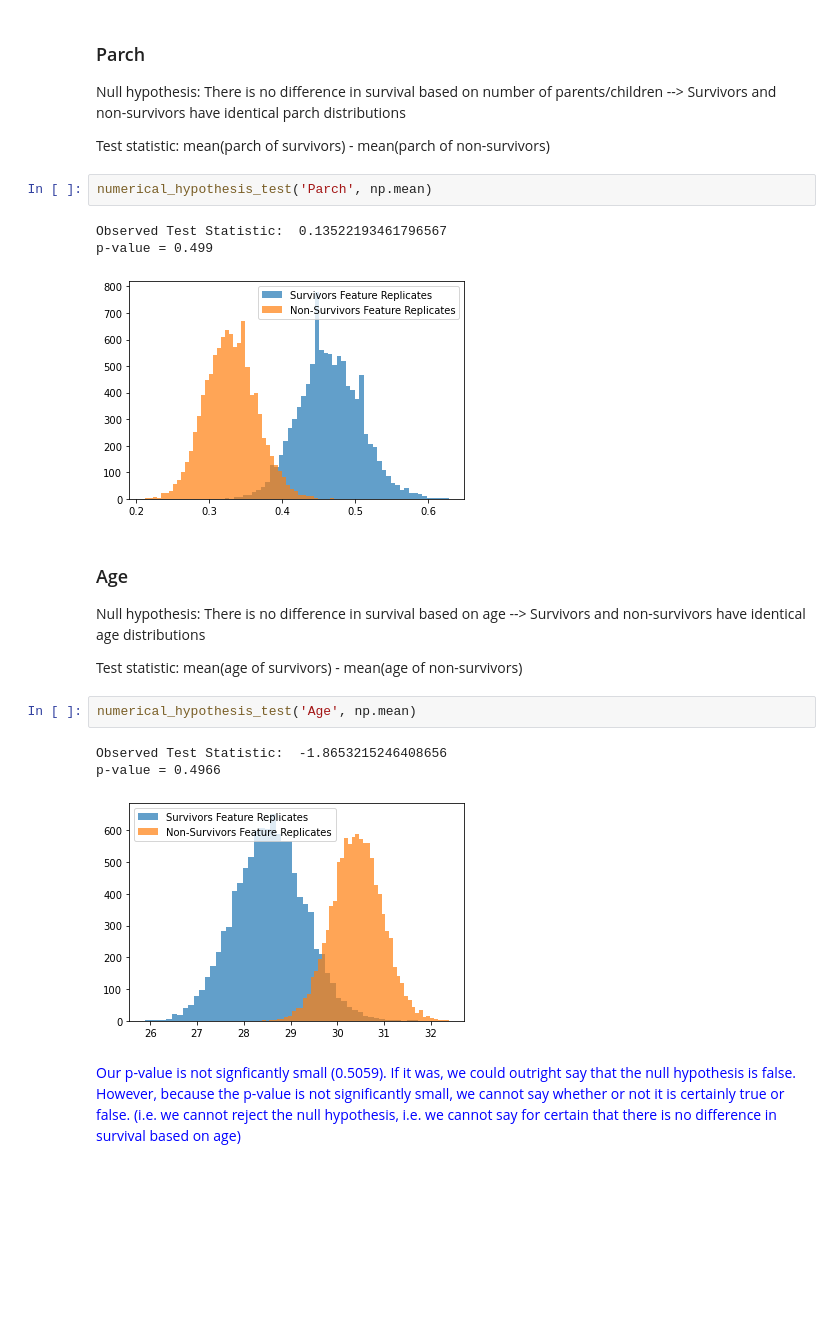
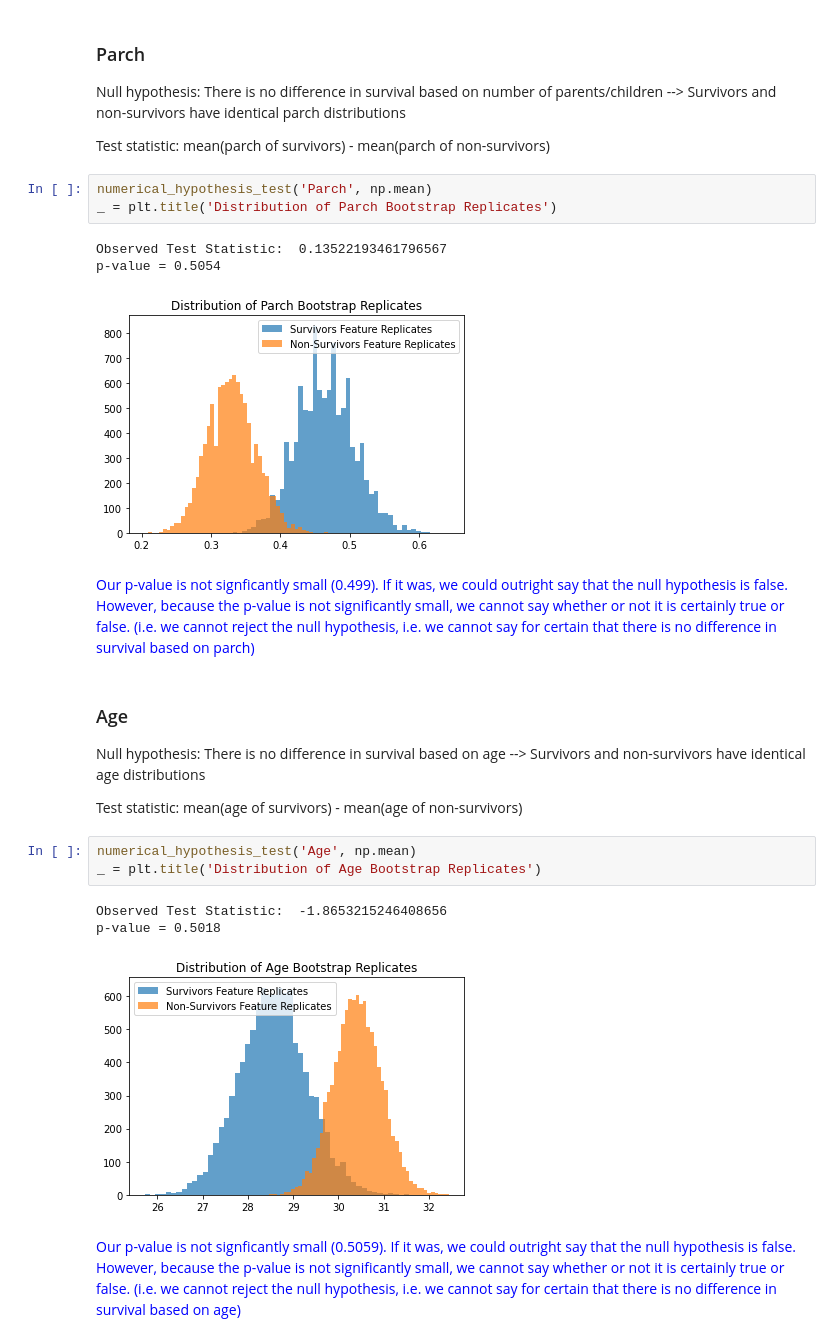
Before and after one commit to taywong00/data-science-titanic-survivors-final-project, a Jupyter notebook: solution.ipynb, the cells around one changed output. Saved outputs shown, nothing was run; the diff lists cells and outputs as text; blank space fills up the shorter version.

```diff
--- a/solution.ipynb
+++ b/solution.ipynb
@@ -403,10 +407,17 @@ Null hypothesis: There is no difference in survival based on number of parents/c
 Test statistic: mean(parch of survivors) - mean(parch of non-survivors)
 # %%
 numerical_hypothesis_test('Parch', np.mean)
+_ = plt.title('Distribution of Parch Bootstrap Replicates')
 # %% [output]
 Observed Test Statistic:  0.13522193461796567
-p-value = 0.499
+p-value = 0.5054
-[figure, old version]
+[figure, new version]
+# %% [markdown]
+<p>
+<span style="color:blue">
+    Our p-value is not signficantly small (0.499). If it was, we could outright say that the null hypothesis is false. However, because the p-value is not significantly small, we cannot say whether or not it is certainly true or false. (i.e. we cannot reject the null hypothesis, i.e. we cannot say for certain that there is no difference in survival based on parch)
+</span>
+</p>
 # %% [markdown]
 ### Age
 
@@ -415,10 +426,11 @@ Null hypothesis: There is no difference in survival based on age --> Survivors a
 Test statistic: mean(age of survivors) - mean(age of non-survivors)
 # %%
 numerical_hypothesis_test('Age', np.mean)
+_ = plt.title('Distribution of Age Bootstrap Replicates')
 # %% [output]
 Observed Test Statistic:  -1.8653215246408656
-p-value = 0.4966
+p-value = 0.5018
-[figure, old version]
+[figure, new version]
 # %% [markdown]
 <p>
 <span style="color:blue">
```
Also changed, not shown: parts of 21 cells of this notebook.
